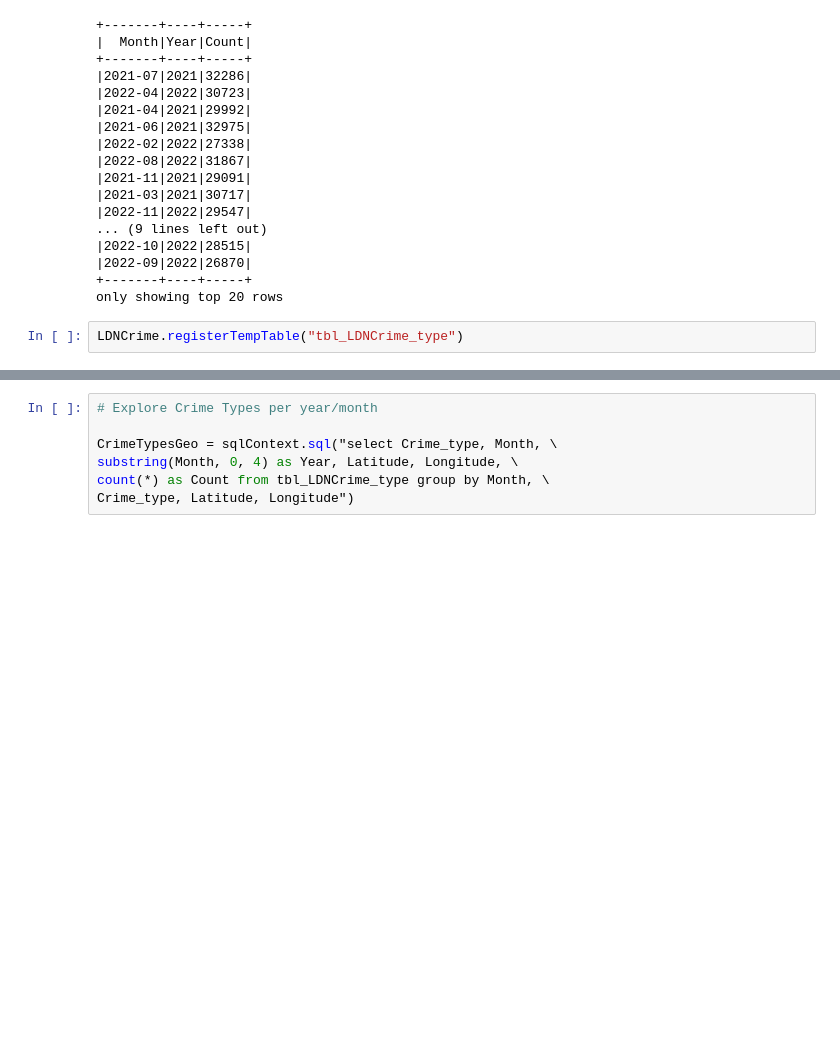
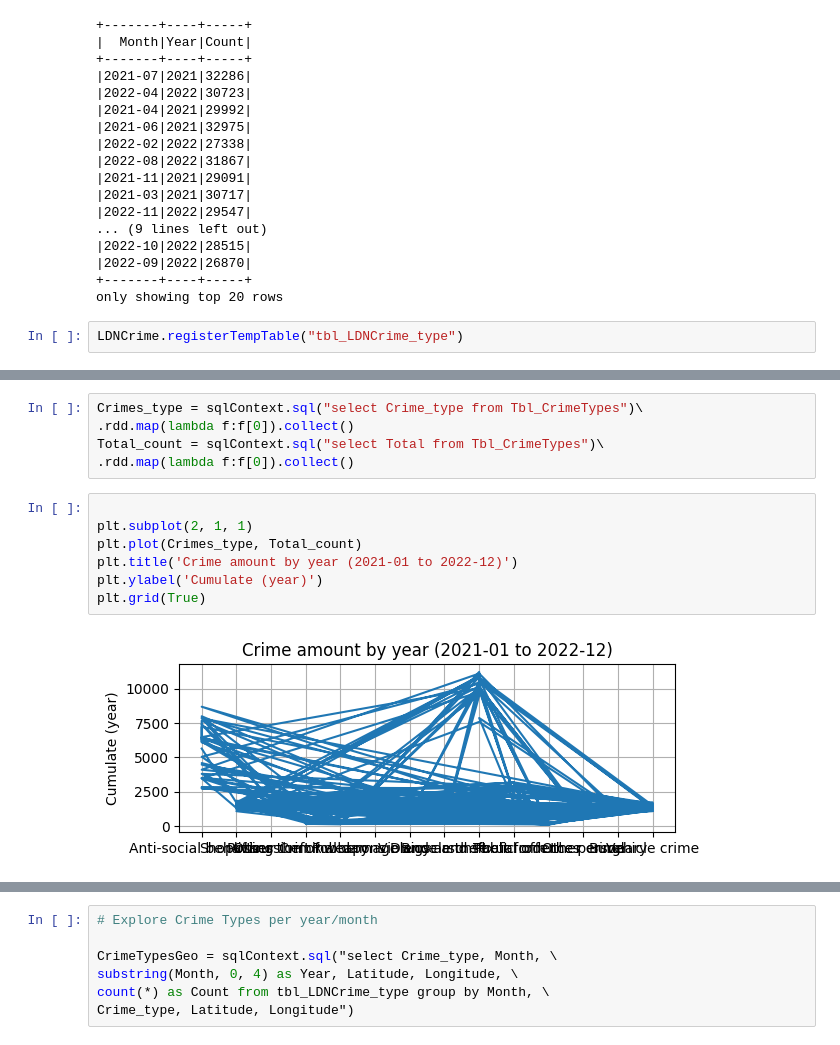
Before and after one commit to Kashem-Ifte/Big-Data-Analytics, a Jupyter notebook: bdanalytics-01.ipynb, the cells around one changed output, grey strips where cells are left out. Drawn from its saved outputs; the diff is of its cells as text; blank space fills up the shorter version.

```diff
--- a/bdanalytics-01.ipynb
+++ b/bdanalytics-01.ipynb
@@ -436,0 +518,14 @@ only showing top 20 rows
+# %%
+Crimes_type = sqlContext.sql("select Crime_type from Tbl_CrimeTypes")\
+.rdd.map(lambda f:f[0]).collect()
+Total_count = sqlContext.sql("select Total from Tbl_CrimeTypes")\
+.rdd.map(lambda f:f[0]).collect()
+# %%
+
+plt.subplot(2, 1, 1)
+plt.plot(Crimes_type, Total_count)
+plt.title('Crime amount by year (2021-01 to 2022-12)')
+plt.ylabel('Cumulate (year)')
+plt.grid(True)
+# %% [output]
+[figure, added]
```
Also changed, not shown: parts of 23 cells of this notebook.
